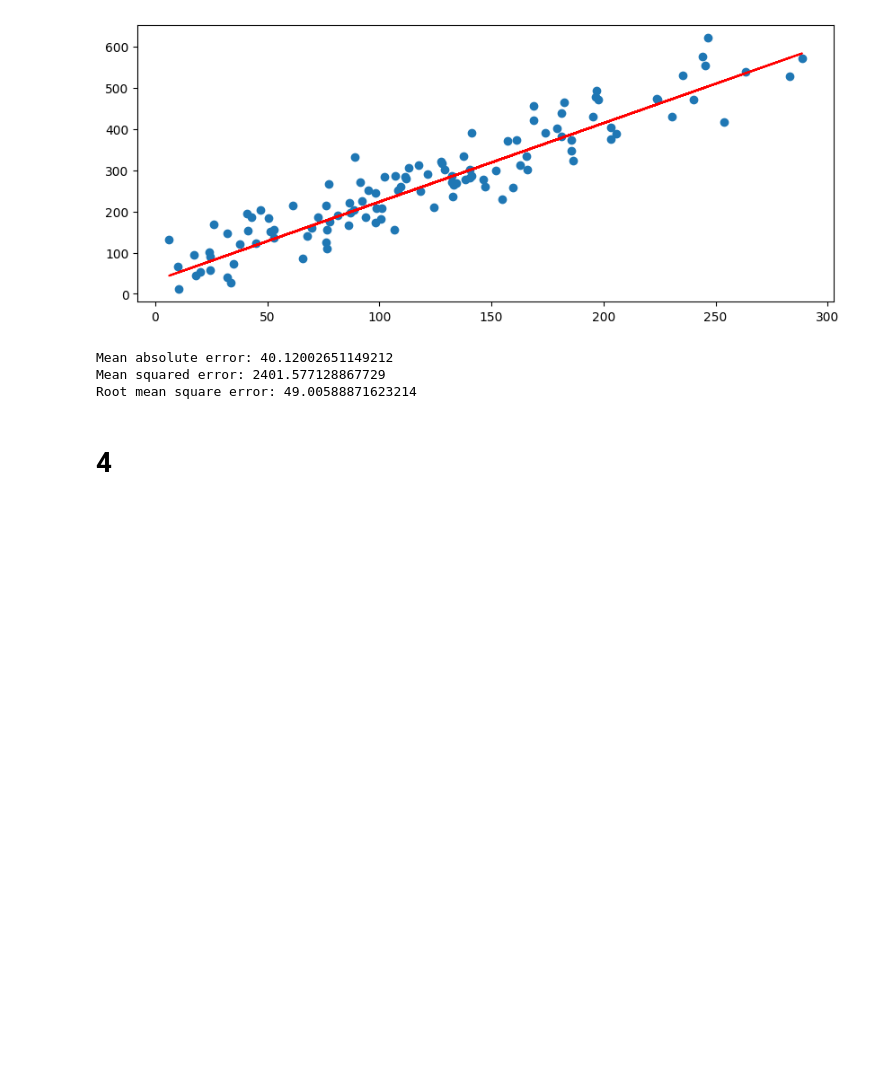
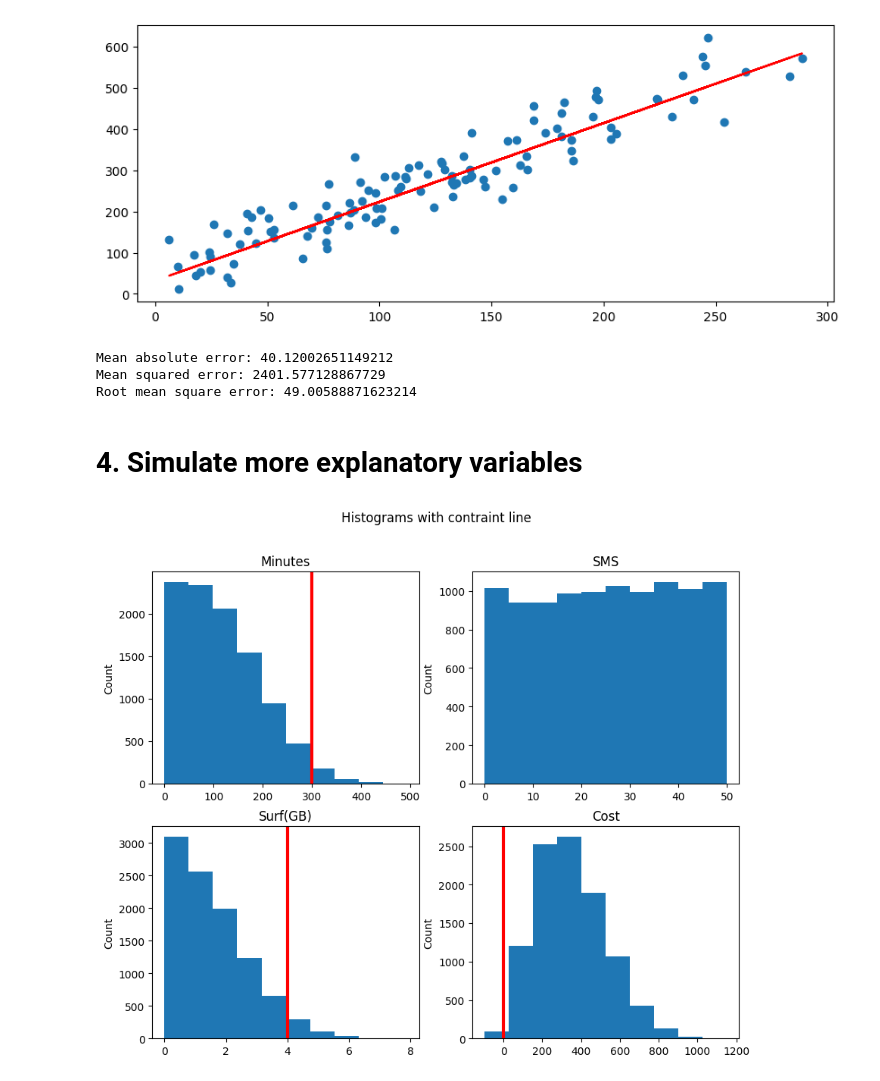
Before and after one commit to Danneftw1/Machine-learning, a Jupyter notebook: Exercises/Exercises-0-regression.ipynb, the cells around one changed output. Cells and saved outputs as stored; diff of their text form; code cells hidden in the pictures; blank space fills up the shorter version.

```diff
--- a/Exercises/Exercises-0-regression.ipynb
+++ b/Exercises/Exercises-0-regression.ipynb
@@ -206,4 +206,47 @@ Mean absolute error: 40.12002651149212
 Mean squared error: 2401.577128867729
 Root mean square error: 49.00588871623214
 # %% [markdown]
-# 4
+# 4.  Simulate more explanatory variables
+# %%
+np.random.seed(42)
+
+X1 = np.absolute(np.random.normal(100, 100, size=10000))
+X2 = np.random.uniform(0, 50, size=10000)
+X3 = np.absolute(np.random.normal(0, 2, size=10000))
+
+epsi = np.random.normal(0, 50, size=10000)
+
+y = 25 + (2 * X1) + (0.5 * X2) + (50 * X3) + epsi
+
+intercept = np.ones(10000)
+intercept = df['Intercept'].convert_dtypes(convert_integer=True)
+
+df = pd.DataFrame(
+    {"Intercept": intercept, "Minutes": X1, "SMS": X2, "Surf(GB)": X3, "Cost": y}
+)
+# %%
+# make histograms for each of the explanatory vairbales (X1, X2, X3) and the response variable (y)
+
+fig, axs = plt.subplots(2, 2, figsize=(10, 8))
+fig.suptitle("Histograms with contraint line")
+
+axs[0, 0].hist(df["Minutes"])
+axs[0, 0].set_title("Minutes")
+axs[0, 0].axvline(x=300, color="red", linestyle="-", linewidth=3)
+
+axs[0, 1].hist(df["SMS"])
+axs[0, 1].set_title("SMS")
+
+axs[1, 0].hist(df["Surf(GB)"])
+axs[1, 0].set_title("Surf(GB)")
+axs[1, 0].axvline(x=4, color="red", linestyle="-", linewidth=3)
+
+axs[1, 1].hist(df["Cost"])
+axs[1, 1].set_title("Cost")
+axs[1, 1].axvline(x=0, color="red", linestyle="-", linewidth=3)
+
+
+for ax in axs.flat:
+    ax.set(ylabel="Count")  # add y-label to every subplot
+# %% [output]
+[figure, added]
```
